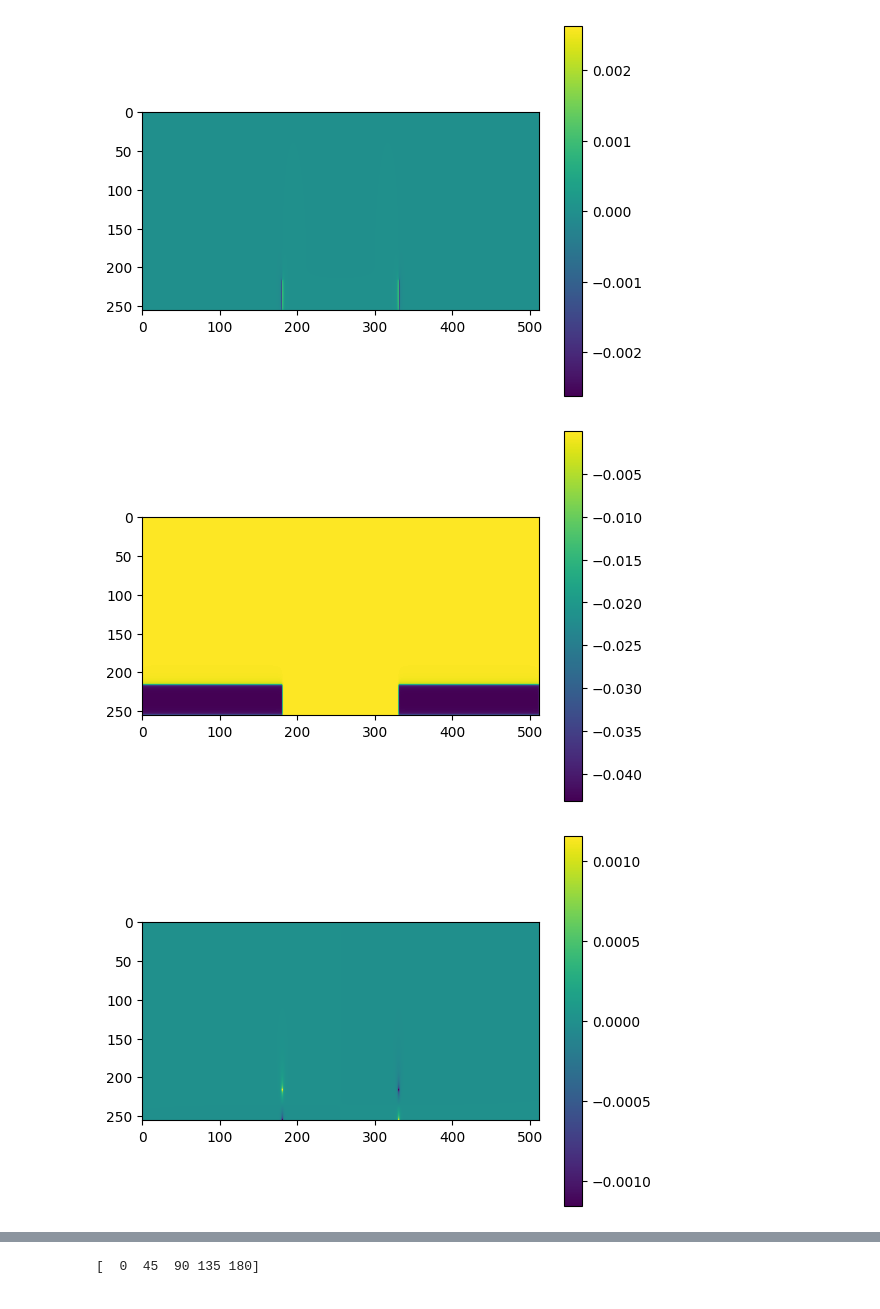
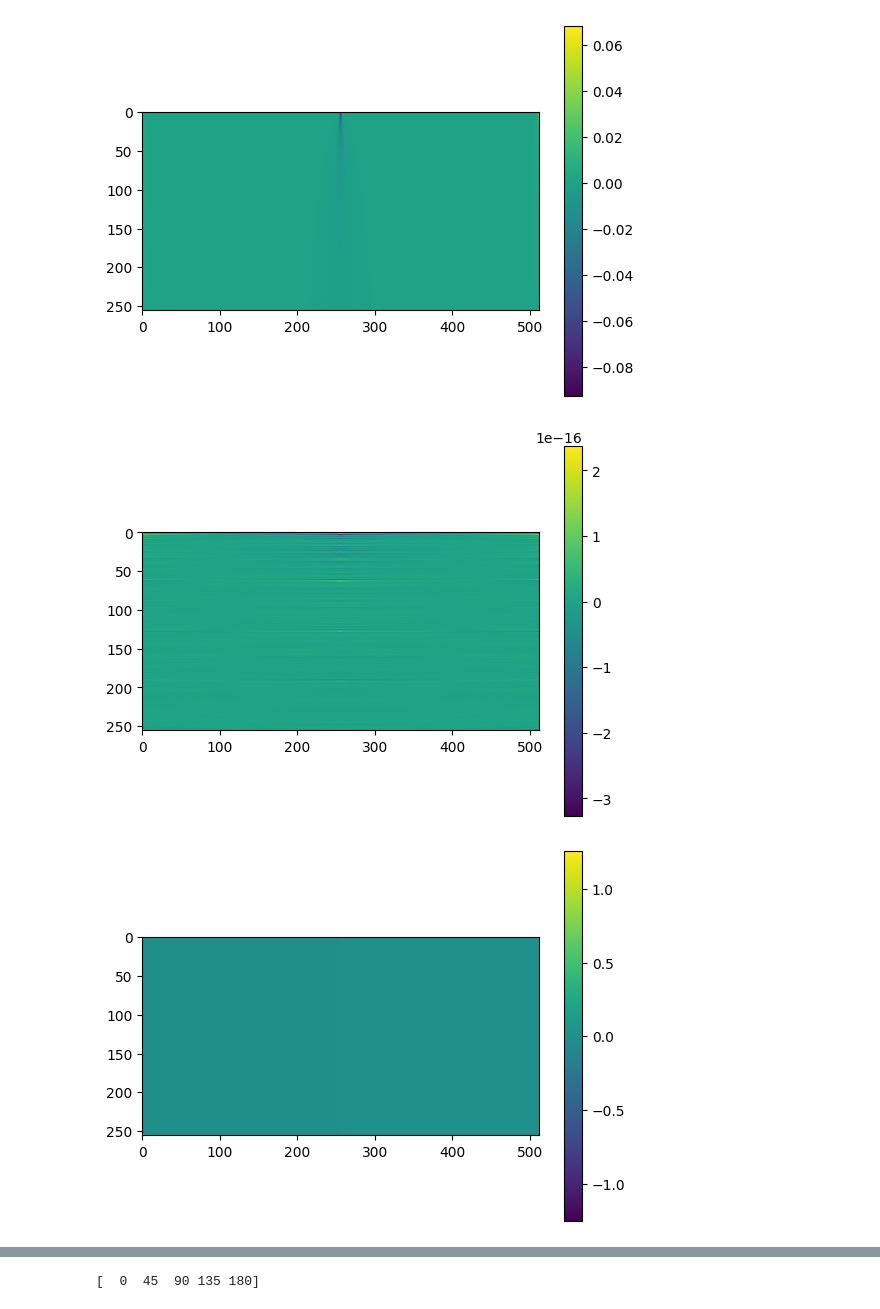
Before and after one commit to JulianSkolaut/jupyternbs_UniMainz, a Jupyter notebook: DyIG_testsim_180degDW_diffProjections.ipynb, the cells around one changed output, grey strips where cells are left out. Drawn from its saved outputs; the diff is of its cells as text; code cells hidden in the pictures.

```diff
--- a/DyIG_testsim_180degDW_diffProjections.ipynb
+++ b/DyIG_testsim_180degDW_diffProjections.ipynb
@@ -29,7 +29,7 @@ pathname  = foldername+filename
 file_df = pd.read_csv(pathname, header=None)
 #print(file_df.shape,'\n',file_df)
 x_shape = int(512)
-y_shape = int(1)
+y_shape = int(4)
 z_shape = int(256)
 data = file_df.to_numpy()
 data = data.reshape((3,z_shape,y_shape,x_shape))
@@ -46,13 +46,13 @@ demag_z_yavg = data_yavg[2]
 # %%
 # define params for projection
 
-liftheight = int(1)
+liftheight = int(139)
 
 theta_NV = 90
 phi_NV = 90
 
-plotstart_px = 0#int(150)
-plotend_px = 512#int(360)
+plotstart_px = 100#int(150)
+plotend_px = 400#int(360)
 
 # project onto NV axis
 
@@ -60,36 +60,36 @@ theta_NV_rad = np.radians(theta_NV)
 phi_NV_rad = np.radians(phi_NV)
 
 demag_proj = demag_x * np.sin(theta_NV_rad)*np.cos(phi_NV_rad) + demag_y * np.sin(theta_NV_rad) * np.sin(phi_NV_rad) + demag_z * np.cos(theta_NV_rad)
 demag_proj_yavg = demag_x_yavg * np.sin(theta_NV_rad)*np.cos(phi_NV_rad) + demag_y_yavg * np.sin(theta_NV_rad) * np.sin(phi_NV_rad) + demag_z_yavg * np.cos(theta_NV_rad)
 
 # plot results
 
 #plt.imshow(data[:,int(y_shape/2),plotstart_px:plotend_px])
 
-im = plt.imshow(demag_x[::-1,int(y_shape/2),:])#,vmin = -0.0001, vmax = 0.0001)
+im = plt.imshow(demag_x[:,int(y_shape/2),:])#,vmin = -0.00001, vmax = 0.00001)
 cb=plt.colorbar(im)
 plt.show()
 
-im = plt.imshow(demag_y[::-1,int(y_shape/2),:])#,vmin = -0.0001, vmax = 0.0001)
+im = plt.imshow(demag_y[:,int(y_shape/2),:])#,vmin = -0.0001, vmax = 0.0001)
 cb=plt.colorbar(im)
 plt.show()
 
-im = plt.imshow(demag_z[::-1,int(y_shape/2),:])#,vmin = -0.0001, vmax = 0.0001)
+im = plt.imshow(demag_z[:,int(y_shape/2),:])#,vmin = -0.0001, vmax = 0.0001)
 cb=plt.colorbar(im)
 plt.show()
 
 im = plt.imshow(demag_proj[::-1,int(y_shape/2),:])#,vmin = -0.0001, vmax = 0.0001)
 cb=plt.colorbar(im)
 plt.show()
 
 
 plt.plot(demag_x[liftheight,int(y_shape/2),plotstart_px:plotend_px],label='demag x comp')
 plt.plot(demag_y[liftheight,int(y_shape/2),plotstart_px:plotend_px],label='demag y comp')
 plt.plot(demag_z[liftheight,int(y_shape/2),plotstart_px:plotend_px],label='demag z comp')
 #plt.plot(demag_proj[liftheight,int(y_shape/2),plotstart_px:plotend_px],label=r'demag proj onto $\varphi=$'+str(phi_NV))
 plt.legend()
 plt.show()
 # %% [output]
-[figure, old version]
+[figure, new version]
-[figure, old version]
+[figure, new version]
-[figure, old version]
+[figure, new version]
```
Also changed, not shown: parts of 1 cell of this notebook.
